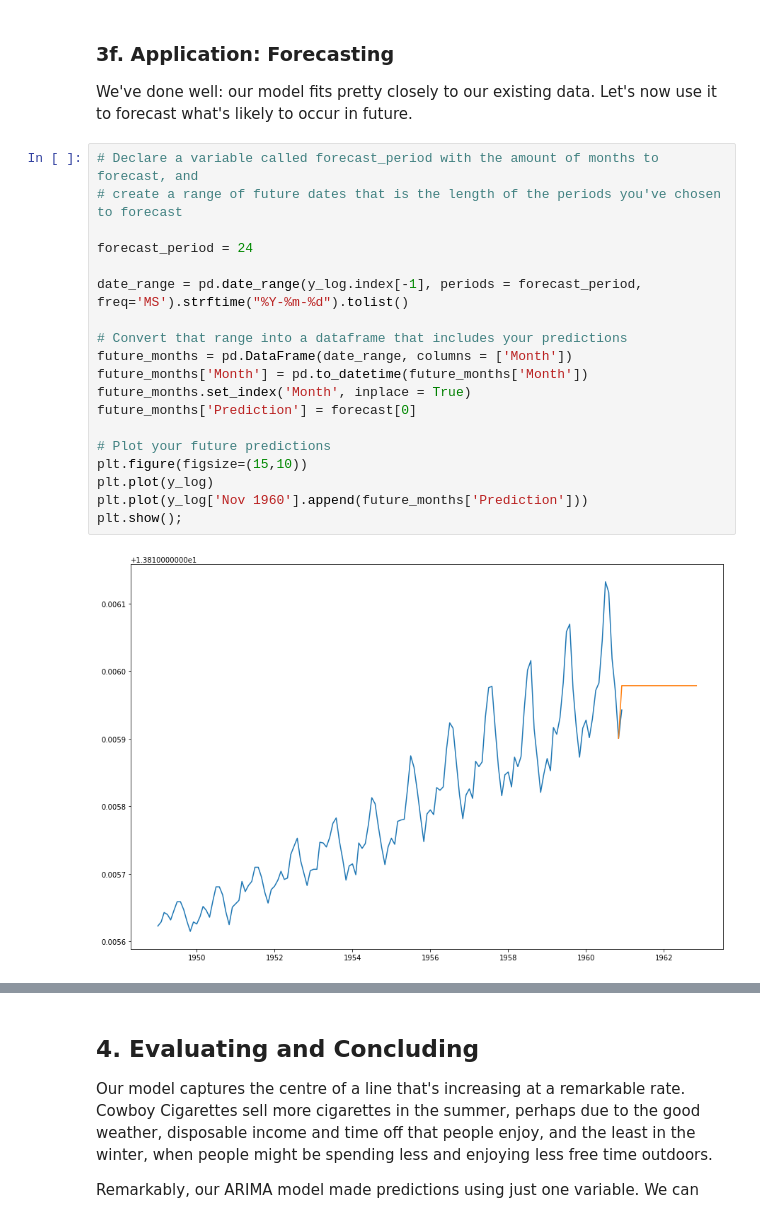
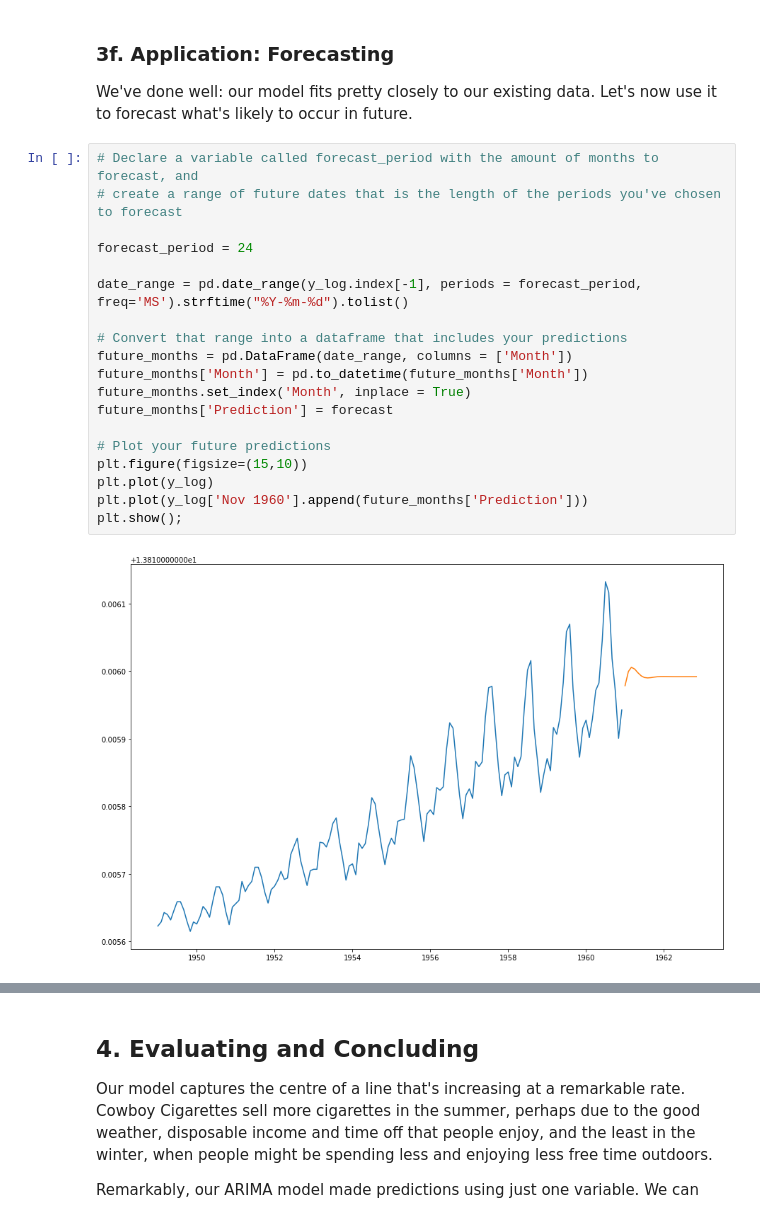
Before and after one commit to kstoudt/Springboard, a Jupyter notebook: 21. Time Series Analysis/Cowboys&CigrettesCaseStudy/Cowboy Cigarettes Case Study - Tier 3.ipynb, the cells around one changed output, grey strips where cells are left out. Drawn from its saved outputs; the diff is of its cells as text.

```diff
--- a/21. Time Series Analysis/Cowboys&CigrettesCaseStudy/Cowboy Cigarettes Case Study - Tier 3.ipynb
+++ b/21. Time Series Analysis/Cowboys&CigrettesCaseStudy/Cowboy Cigarettes Case Study - Tier 3.ipynb
@@ -482,24 +482,24 @@ We've done well: our model fits pretty closely to our existing data. Let's now u
 # %%
 # Declare a variable called forecast_period with the amount of months to forecast, and
 # create a range of future dates that is the length of the periods you've chosen to forecast
 
 forecast_period = 24
 
 date_range = pd.date_range(y_log.index[-1], periods = forecast_period, freq='MS').strftime("%Y-%m-%d").tolist()
 
 # Convert that range into a dataframe that includes your predictions
 future_months = pd.DataFrame(date_range, columns = ['Month'])
 future_months['Month'] = pd.to_datetime(future_months['Month'])
 future_months.set_index('Month', inplace = True)
-future_months['Prediction'] = forecast[0]
+future_months['Prediction'] = forecast
 
 # Plot your future predictions
 plt.figure(figsize=(15,10))
 plt.plot(y_log)
 plt.plot(y_log['Nov 1960'].append(future_months['Prediction']))
 plt.show();
 # %% [output]
-[figure, old version]
+[figure, new version]
 # %%
 # Now plot the original variable y
 # Use the same functions as before
```
Also changed, not shown: parts of 3 cells of this notebook.
